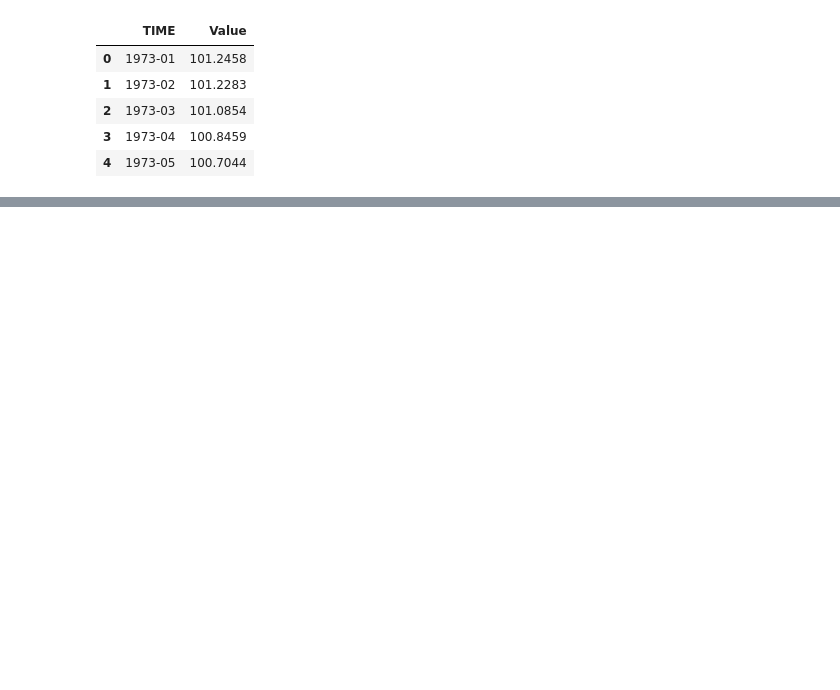
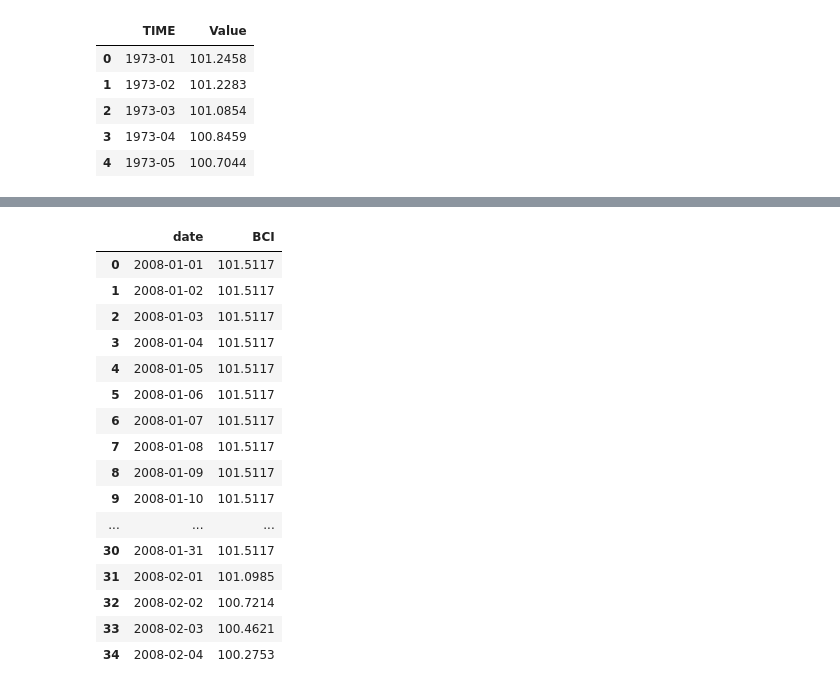
Before and after one commit to allychau/stockmarket, a Jupyter notebook: justin_data_cleaning.ipynb, the cells around one changed output, grey strips where cells are left out. Saved outputs shown, nothing was run; the diff lists cells and outputs as text; code cells hidden in the pictures; blank space fills up the shorter version.

```diff
--- a/justin_data_cleaning.ipynb
+++ b/justin_data_cleaning.ipynb
@@ -39,6 +65,8 @@ dtype: object
 #convert to datetime
 import datetime
 filtered_CCI['TIME']= pd.to_datetime(filtered_CCI['TIME'])
+filtered_BCI['TIME']= pd.to_datetime(filtered_BCI['TIME'])
+filtered_CLI['TIME']= pd.to_datetime(filtered_CLI['TIME'])
 filtered_CCI.head()
 # %% [output]
 A value is trying to be set on a copy of a slice from a DataFrame.
@@ -74,16 +111,19 @@ sample = pd.DataFrame({'Date': [], 'CCI': []})
 # %%
-#create range of days:
-dates = pd.date_range(start ='01/01/2008',end ='11/16/2020')
+#for loop function to add filler dates
+def date_gen(df):
 
-#create empty dataframe and counter variable
-sample = pd.DataFrame({'Date': [], 'CCI': []})
-counter = 0
-#for loop to add filler dates
-for date in dates:
-    if date.month == df.iloc[0]['Date'].month:
-        sample = sample.append({'Date': date, 'CCI': df.iloc[counter]['CCI']},ignore_index=True)
-    else:
-        counter +=1
-        sample = sample.append({'Date': date, 'CCI': df.iloc[counter]['CCI']},ignore_index=True)
+    #create range of days:
+    dates = pd.date_range(start ='01/01/2008',end ='11/16/2020')
 
-sample.head(35)
+    #create empty dataframe and counter variable
+    sample = pd.DataFrame({'date': [], 'value': []})
+    counter = 0
+
+    #for loop to fill in individual dates
+    for date in dates:
+        if date.month == df.iloc[0]['date'].month:
+            sample = sample.append({'date': date, 'value': df.iloc[counter]['value']},ignore_index=True)
+        else:
+            counter +=1
+            sample = sample.append({'date': date, 'value': df.iloc[counter]['value']},ignore_index=True)
+    return sample
@@ -114,0 +130,6 @@ print(sample['CCI'].iloc[-1])
+# %%
+#run each set through the for loop function
+BCI_adj = date_gen(BCI_df)
+CLI_adj = date_gen(CLI_df)
+CCI_adj = date_gen(CCI_df)
+BCI_adj.head()
@@ -114,0 +143,26 @@ print(sample['CCI'].iloc[-1])
+# %%
+#rename value columns to differentatiate values
+CCI_adj= CCI_adj.rename(columns={ "value": "CCI"})
+CLI_adj= CLI_adj.rename(columns={ "value": "CLI"})
+BCI_adj= BCI_adj.rename(columns={"value": "BCI"})
+
+#sanity check
+BCI_adj.head(35)
+# %% [output]
+|  | date | BCI |
+| 0 | 2008-01-01 | 101.5117 |
+| 1 | 2008-01-02 | 101.5117 |
+| 2 | 2008-01-03 | 101.5117 |
+| 3 | 2008-01-04 | 101.5117 |
+| 4 | 2008-01-05 | 101.5117 |
+| 5 | 2008-01-06 | 101.5117 |
+| 6 | 2008-01-07 | 101.5117 |
+| 7 | 2008-01-08 | 101.5117 |
+| 8 | 2008-01-09 | 101.5117 |
+| 9 | 2008-01-10 | 101.5117 |
+| ... | ... | ... |
+| 30 | 2008-01-31 | 101.5117 |
+| 31 | 2008-02-01 | 101.0985 |
+| 32 | 2008-02-02 | 100.7214 |
+| 33 | 2008-02-03 | 100.4621 |
+| 34 | 2008-02-04 | 100.2753 |
```
Also changed, not shown: parts of 33 cells of this notebook.
